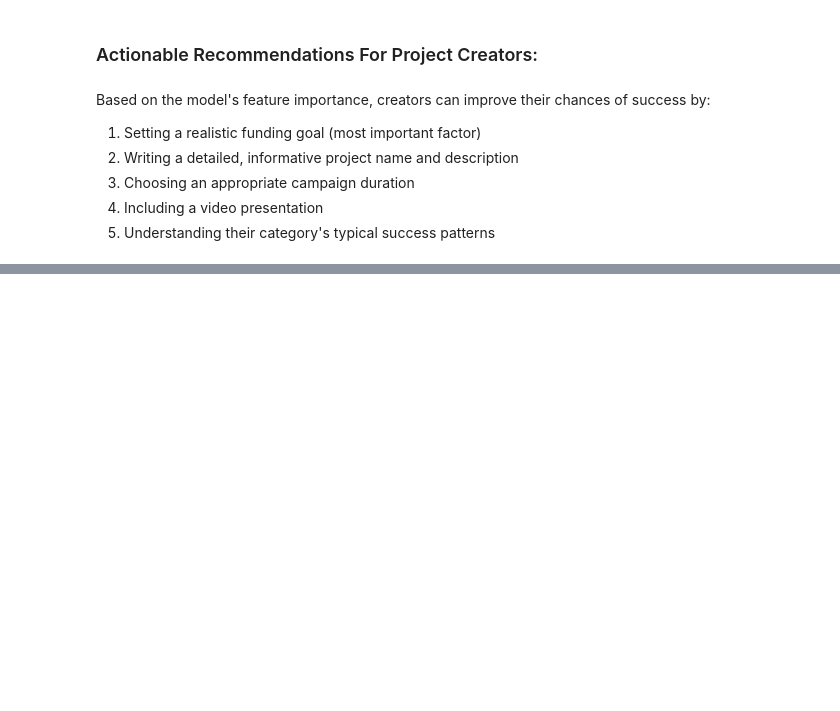
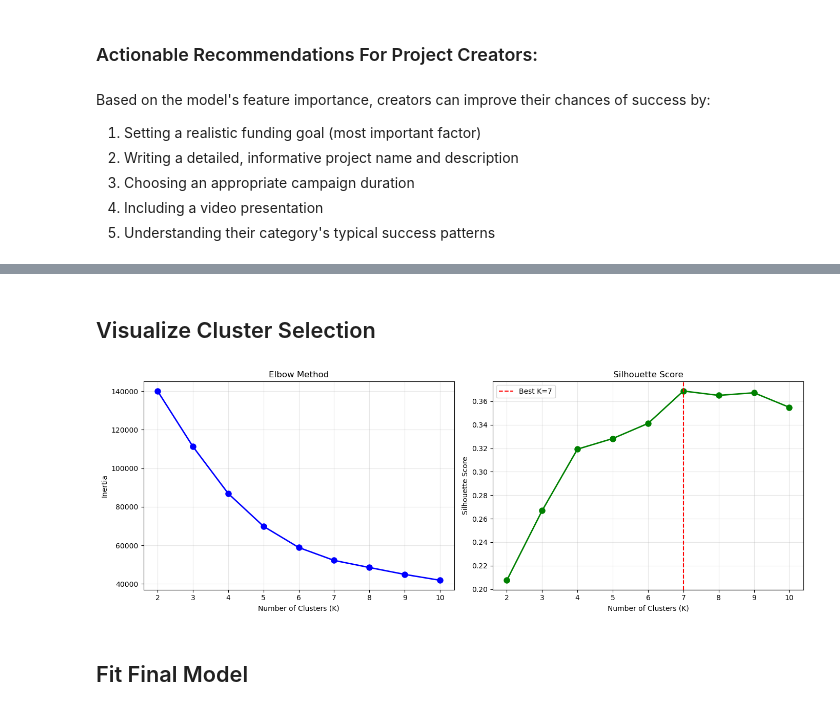
Before and after one commit to rafachan3/kickstarter-prediction, a Jupyter notebook: kickstarter-prediction.ipynb, the cells around one changed output, grey strips where cells are left out. Drawn from its saved outputs; the diff is of its cells as text; code cells hidden in the pictures; blank space fills up the shorter version.

```diff
--- a/kickstarter-prediction.ipynb
+++ b/kickstarter-prediction.ipynb
@@ -481,0 +743,21 @@ chances of success by:
+# %%
+k_range = range(2, 11)
+inertias, silhouette_scores = [], []
+
+# Use sampling for efficiency
+sample_size = 20000
+np.random.seed(42)
+sample_idx = np.random.choice(len(X_cluster_scaled), min(sample_size, len(X_cluster_scaled)), replace=False)
+X_sample = X_cluster_scaled[sample_idx]
+
+print("\nFinding optimal K:")
+for k in k_range:
+    kmeans = KMeans(n_clusters=k, random_state=42, n_init=10)
+    kmeans.fit(X_sample)
+    inertias.append(kmeans.inertia_)
+    sil_score = silhouette_score(X_sample, kmeans.labels_)
+    silhouette_scores.append(sil_score)
+    print(f"K={k}: Silhouette={sil_score:.4f}")
+
+best_k = list(k_range)[np.argmax(silhouette_scores)]
+print(f"\n>>> Best K: {best_k} (Silhouette: {max(silhouette_scores):.4f})")
@@ -481,0 +777,27 @@ chances of success by:
+# %% [markdown]
+## Visualize Cluster Selection
+# %%
+fig, axes = plt.subplots(1, 2, figsize=(14, 5))
+
+# Elbow Method Plot
+axes[0].plot(list(k_range), inertias, 'b-o', linewidth=2, markersize=8)
+axes[0].set_xlabel('Number of Clusters (K)')
+axes[0].set_ylabel('Inertia')
+axes[0].set_title('Elbow Method')
+axes[0].grid(True, alpha=0.3)
+
+# Silhouette Score Plot
+axes[1].plot(list(k_range), silhouette_scores, 'g-o', linewidth=2, markersize=8)
+axes[1].axvline(x=best_k, color='r', linestyle='--', label=f'Best K={best_k}')
+axes[1].set_xlabel('Number of Clusters (K)')
+axes[1].set_ylabel('Silhouette Score')
+axes[1].set_title('Silhouette Score')
+axes[1].legend()
+axes[1].grid(True, alpha=0.3)
+
+plt.tight_layout()
+plt.show()
+# %% [output]
+[figure, added]
+# %% [markdown]
+## Fit Final Model
```
Also changed, not shown: parts of 49 cells of this notebook.
